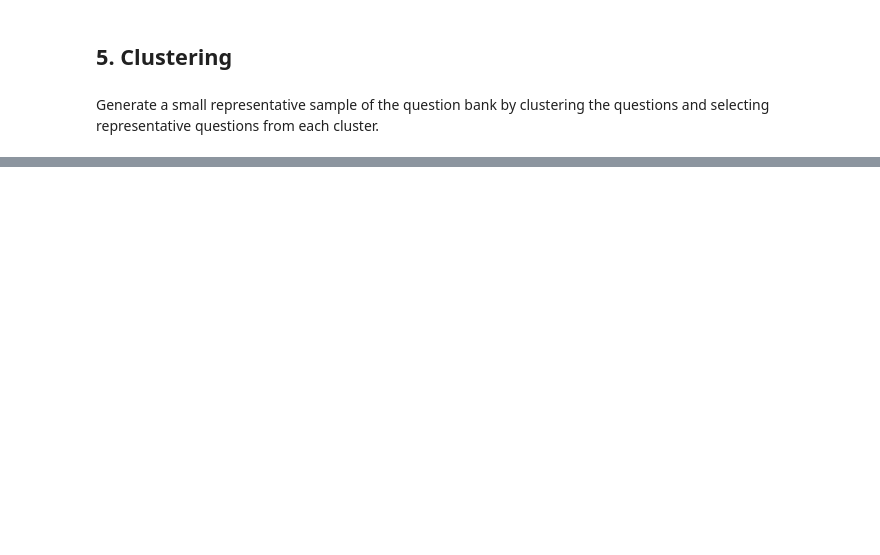
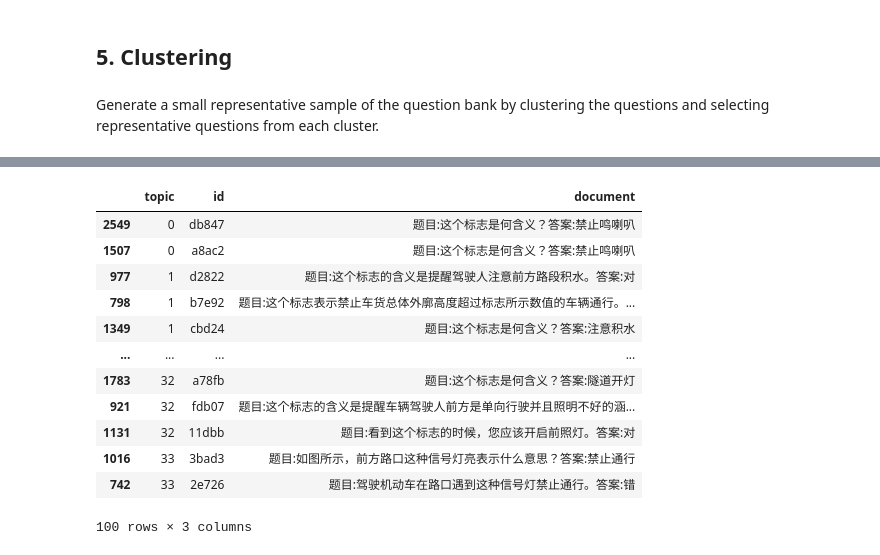
Before and after one commit to xubosen/drivetest_tag_extraction, a Jupyter notebook: src/tag_gen.ipynb, the cells around one changed output, grey strips where cells are left out. Cells and saved outputs as stored; diff of their text form; code cells hidden in the pictures; blank space fills up the shorter version.

```diff
--- a/src/tag_gen.ipynb
+++ b/src/tag_gen.ipynb
@@ -348,3 +390,17 @@ topic_df.head()
 # %%
-topic_df_sorted = topic_df.sort_values("topic", ascending=True)[topic_df["topic"] != -1]
+topic_df_sorted = topic_df.sort_values("topic", ascending=True)[topic_df["topic"] > -1]
 topic_df_sorted.head(100)
+# %% [output]
+|  | topic | id | document |
+| 2549 | 0 | db847 | 题目:这个标志是何含义？答案:禁止鸣喇叭 |
+| 1507 | 0 | a8ac2 | 题目:这个标志是何含义？答案:禁止鸣喇叭 |
+| 977 | 1 | d2822 | 题目:这个标志的含义是提醒驾驶人注意前方路段积水。答案:对 |
+| 798 | 1 | b7e92 | 题目:这个标志表示禁止车货总体外廓高度超过标志所示数值的车辆通行。... |
+| 1349 | 1 | cbd24 | 题目:这个标志是何含义？答案:注意积水 |
+| ... | ... | ... | ... |
+| 1783 | 32 | a78fb | 题目:这个标志是何含义？答案:隧道开灯 |
+| 921 | 32 | fdb07 | 题目:这个标志的含义是提醒车辆驾驶人前方是单向行驶并且照明不好的涵... |
+| 1131 | 32 | 11dbb | 题目:看到这个标志的时候，您应该开启前照灯。答案:对 |
+| 1016 | 33 | 3bad3 | 题目:如图所示，前方路口这种信号灯亮表示什么意思？答案:禁止通行 |
+| 742 | 33 | 2e726 | 题目:驾驶机动车在路口遇到这种信号灯禁止通行。答案:错 |
+100 rows × 3 columns
```
Also changed, not shown: parts of 18 cells of this notebook.
